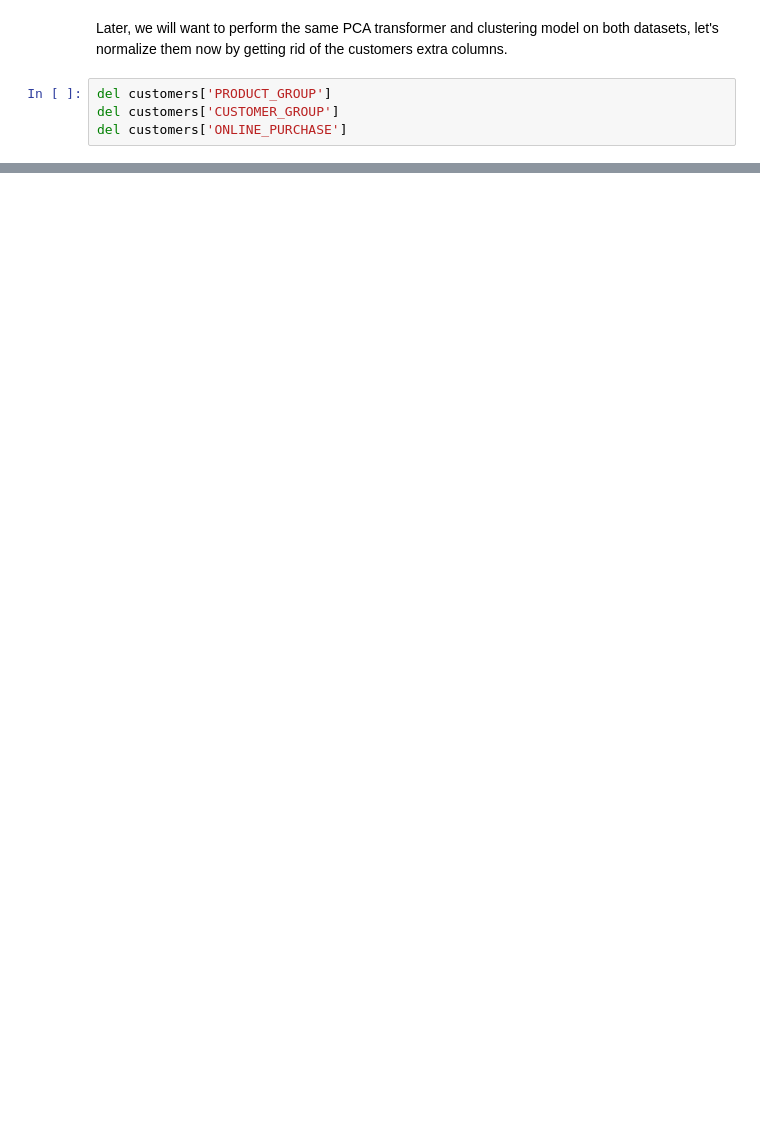
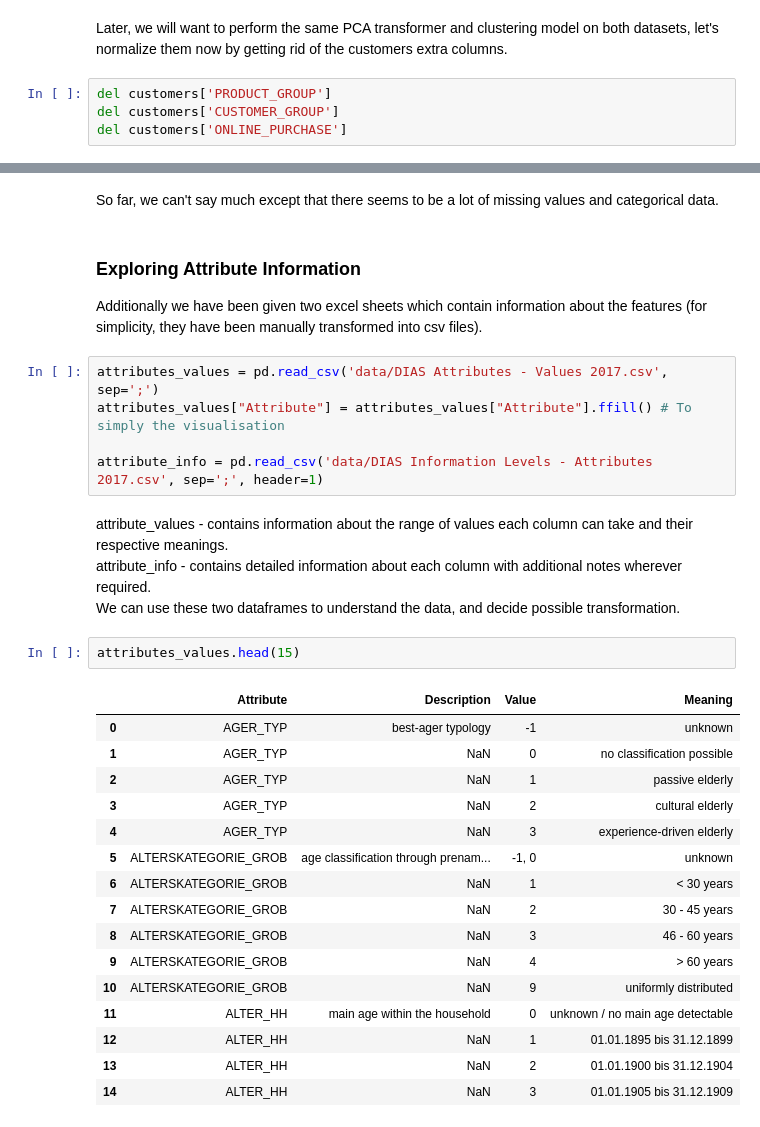
Before and after one commit to ClemPalf/SageMaker-Arvato, a Jupyter notebook: 1) Data exploration and preprocessing.ipynb, the cells around one changed output, grey strips where cells are left out. Cells and saved outputs as stored; diff of their text form; blank space fills up the shorter version.

```diff
--- a/1) Data exploration and preprocessing.ipynb
+++ b/1) Data exploration and preprocessing.ipynb
@@ -33,0 +56,33 @@ del customers['ONLINE_PURCHASE']
+# %% [markdown]
+So far, we can't say much except that there seems to be a lot of missing values and categorical data.
+# %% [markdown]
+### Exploring Attribute Information
+Additionally we have been given two excel sheets which contain information about the features (for simplicity, they have been manually transformed into csv files).
+# %%
+attributes_values = pd.read_csv('data/DIAS Attributes - Values 2017.csv', sep=';')
+attributes_values["Attribute"] = attributes_values["Attribute"].ffill() # To simply the visualisation
+
+attribute_info = pd.read_csv('data/DIAS Information Levels - Attributes 2017.csv', sep=';', header=1)
+# %% [markdown]
+attribute_values - contains information about the range of values each column can take and their respective meanings.
+attribute_info - contains detailed information about each column with additional notes wherever required.
+We can use these two dataframes to understand the data, and decide possible transformation.
+# %%
+attributes_values.head(15)
+# %% [output]
+|  | Attribute | Description | Value | Meaning |
+| 0 | AGER_TYP | best-ager typology | -1 | unknown |
+| 1 | AGER_TYP | NaN | 0 | no classification possible |
+| 2 | AGER_TYP | NaN | 1 | passive elderly |
+| 3 | AGER_TYP | NaN | 2 | cultural elderly |
+| 4 | AGER_TYP | NaN | 3 | experience-driven elderly |
+| 5 | ALTERSKATEGORIE_GROB | age classification through prenam... | -1, 0 | unknown |
+| 6 | ALTERSKATEGORIE_GROB | NaN | 1 | < 30 years |
+| 7 | ALTERSKATEGORIE_GROB | NaN | 2 | 30 - 45 years |
+| 8 | ALTERSKATEGORIE_GROB | NaN | 3 | 46 - 60 years |
+| 9 | ALTERSKATEGORIE_GROB | NaN | 4 | > 60 years |
+| 10 | ALTERSKATEGORIE_GROB | NaN | 9 | uniformly distributed |
+| 11 | ALTER_HH | main age within the household | 0 | unknown / no main age detectable |
+| 12 | ALTER_HH | NaN | 1 | 01.01.1895 bis 31.12.1899 |
+| 13 | ALTER_HH | NaN | 2 | 01.01.1900 bis 31.12.1904 |
+| 14 | ALTER_HH | NaN | 3 | 01.01.1905 bis 31.12.1909 |
```
Also changed, not shown: parts of 61 cells of this notebook, 1 other file.
